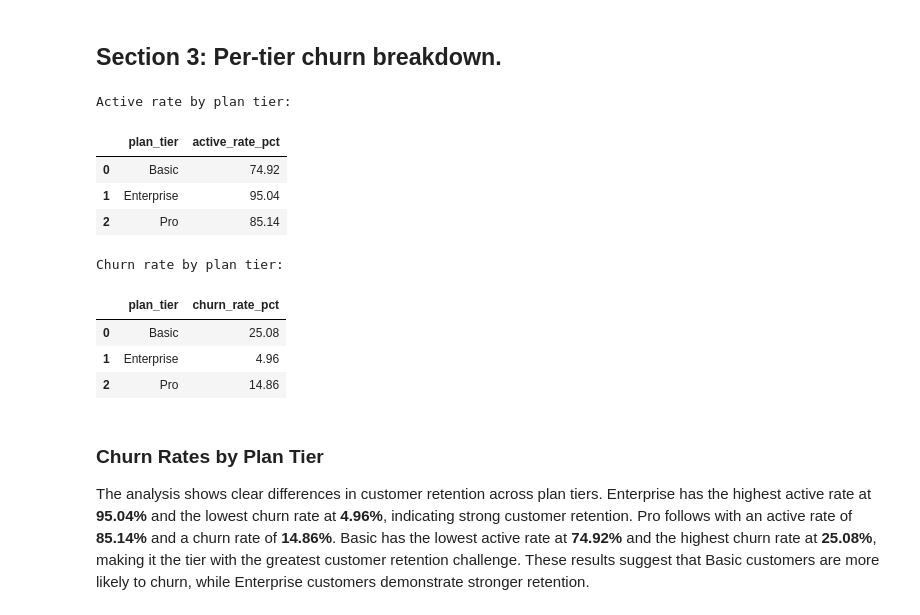
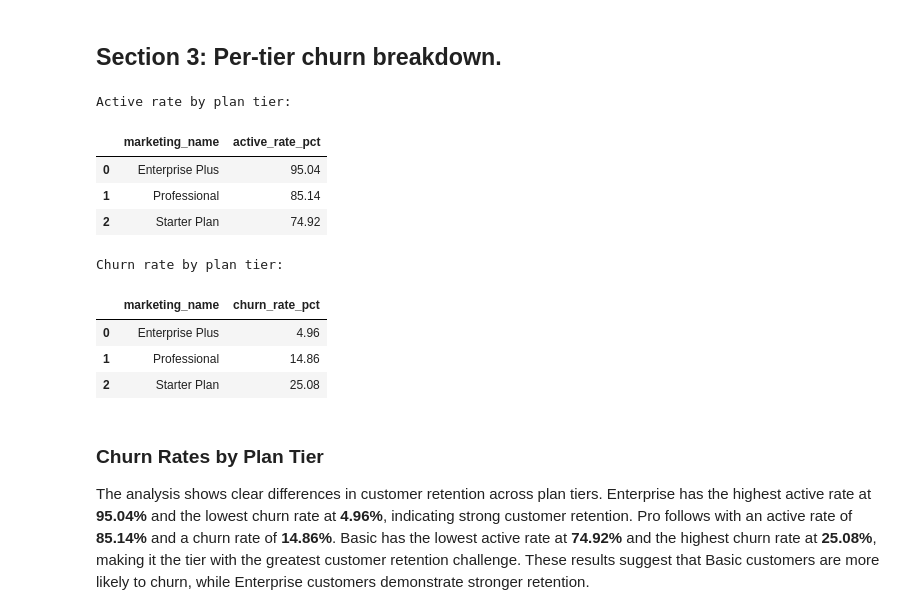
Before and after one commit to merryhailu/northstar-module-04-python-for-data-analytics, a Jupyter notebook: module-4-project-finflow-churn/finflow_churn_analysis_final.ipynb, the cells around one changed output. Cells and saved outputs as stored; diff of their text form; code cells hidden in the pictures.

```diff
--- a/module-4-project-finflow-churn/finflow_churn_analysis_final.ipynb
+++ b/module-4-project-finflow-churn/finflow_churn_analysis_final.ipynb
@@ -120,33 +122,33 @@ The six inspection methods were used to examine the dataset's structure, data ty
 # %%
 # Active rate by plan tier
 active_rate_by_tier = (
-    df.groupby('plan_tier')['active']
+    df.groupby('marketing_name')['active']
     .mean()
     .mul(100)
     .reset_index(name='active_rate_pct')
 )
 
 # Churn rate by plan tier
 churn_rate_by_tier = (
-    (1 - df.groupby('plan_tier')['active'].mean()).mul(100)
+    (1 - df.groupby('marketing_name')['active'].mean()).mul(100)
         .reset_index(name='churn_rate_pct'))
 
 print('Active rate by plan tier:')
 display(active_rate_by_tier)
 
 print('Churn rate by plan tier:')
 display(churn_rate_by_tier)
 # %% [output]
 Active rate by plan tier:
-|  | plan_tier | active_rate_pct |
-| 0 | Basic | 74.92 |
-| 1 | Enterprise | 95.04 |
-| 2 | Pro | 85.14 |
+|  | marketing_name | active_rate_pct |
+| 0 | Enterprise Plus | 95.04 |
+| 1 | Professional | 85.14 |
+| 2 | Starter Plan | 74.92 |
 Churn rate by plan tier:
-|  | plan_tier | churn_rate_pct |
-| 0 | Basic | 25.08 |
-| 1 | Enterprise | 4.96 |
-| 2 | Pro | 14.86 |
+|  | marketing_name | churn_rate_pct |
+| 0 | Enterprise Plus | 4.96 |
+| 1 | Professional | 14.86 |
+| 2 | Starter Plan | 25.08 |
 # %% [markdown]
 ### Churn Rates by Plan Tier
 
```
Also changed, not shown: parts of 15 cells of this notebook, 6 other files.
